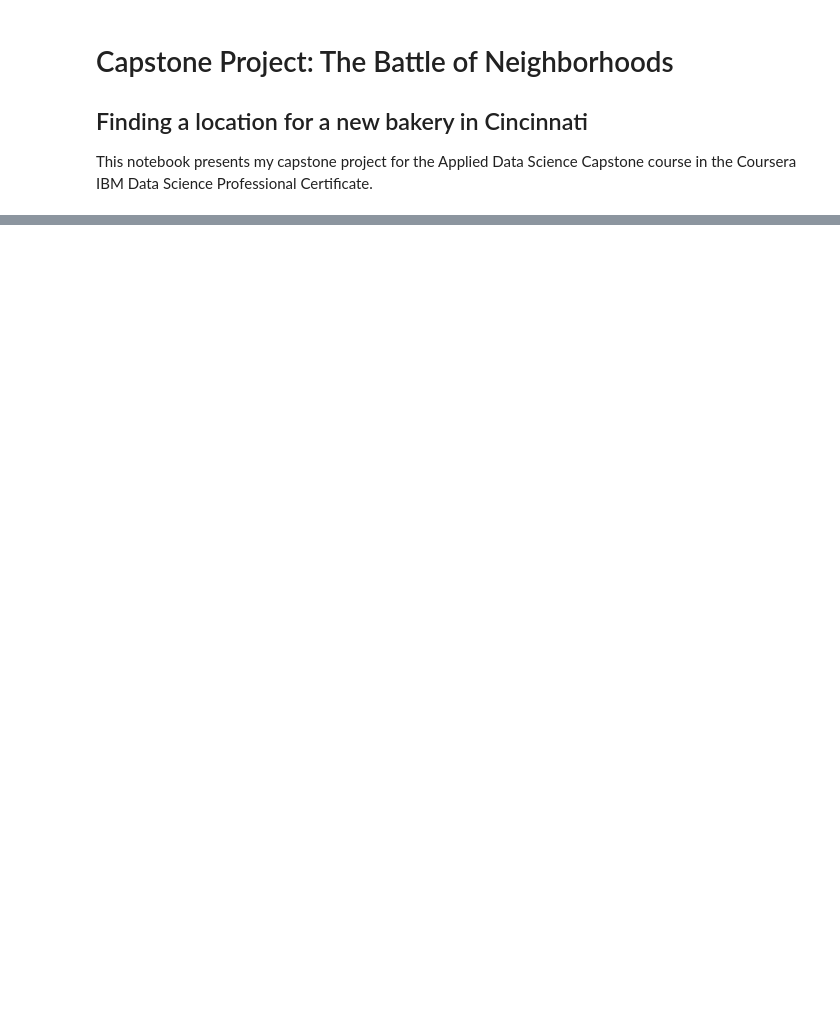
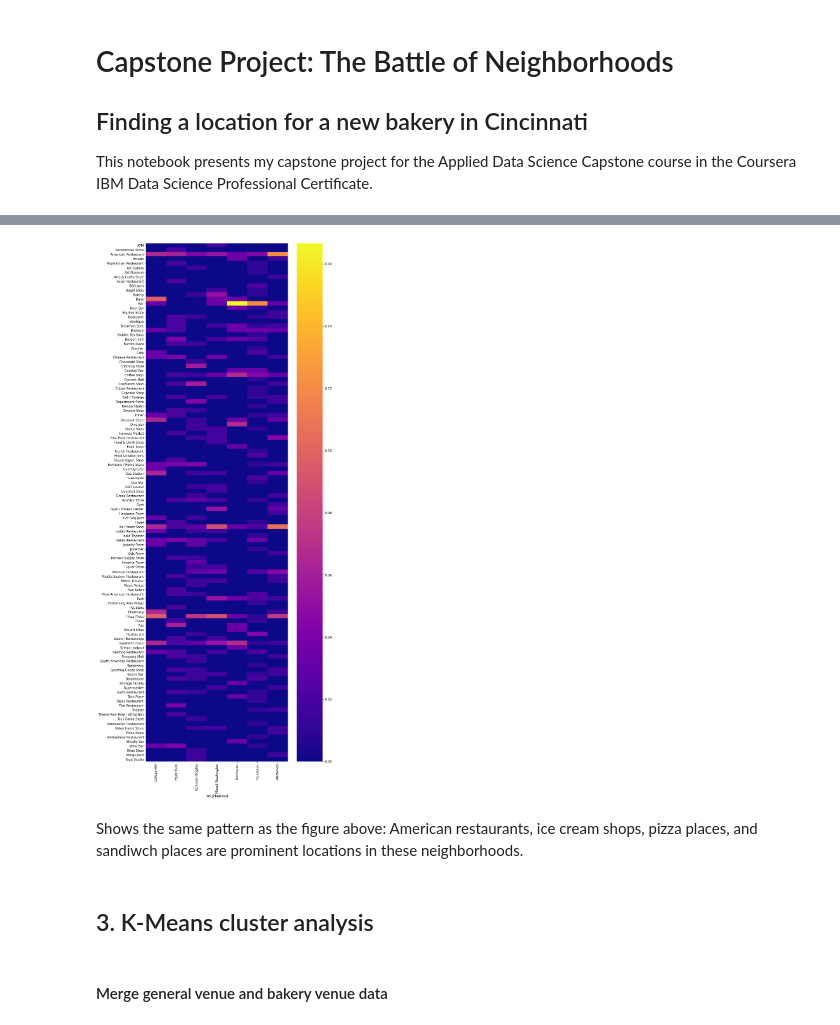
Before and after one commit to mariacfox/Coursera_Capstone, a Jupyter notebook: Capstone_Neighborhoods_Bakery.ipynb, the cells around one changed output, grey strips where cells are left out. Saved outputs shown, nothing was run; the diff lists cells and outputs as text; code cells hidden in the pictures; blank space fills up the shorter version.

```diff
--- a/Capstone_Neighborhoods_Bakery.ipynb
+++ b/Capstone_Neighborhoods_Bakery.ipynb
@@ -29,0 +555,21 @@ I will extract geographical coordinates for each neighborhood using `geopy` and
+# %%
+# makes more sense to look at frequencies rather than counts?
+# one hot encoding
+cincy_onehot = pd.get_dummies(cincy_venues2[['Venue Category']], prefix="", prefix_sep="")
+
+# add neighborhood column back to dataframe
+cincy_onehot['Neighborhood'] = cincy_venues2['Neighborhood']
+
+# move neighborhood column to the first column
+fixed_columns = [cincy_onehot.columns[-1]] + list(cincy_onehot.columns[:-1])
+cincy_onehot = cincy_onehot[fixed_columns]
+
+# calculate mean frequency for each neighborhood
+cincy_grouped = cincy_onehot.groupby('Neighborhood').mean().reset_index()
+# %%
+# keep only neighborhoods with popular bakeries
+cincy_grouped2 = cincy_grouped[cincy_grouped['Neighborhood'].isin(high_like_neigh)].set_index('Neighborhood')
+# remove all columns with zeros
+cincy_grouped2 = cincy_grouped2.loc[:, cincy_grouped2.any()]
+
+cincy_grouped2
@@ -29,0 +587,13 @@ I will extract geographical coordinates for each neighborhood using `geopy` and
+# %%
+# Visualize mean frequencies in heat map
+fig = plt.figure(figsize=(10,30))
+sns.heatmap(cincy_grouped2.transpose(), annot=False, cmap='plasma')
+fig.savefig('heatmap1.png', bbox_inches='tight')
+# %% [output]
+[figure, added]
+# %% [markdown]
+Shows the same pattern as the figure above: American restaurants, ice cream shops, pizza places, and sandiwch places are prominent locations in these neighborhoods.
+# %% [markdown]
+## 3. K-Means cluster analysis <a name="kmeans"></a>
+# %% [markdown]
+#### Merge general venue and bakery venue data
```
Also changed, not shown: parts of 122 cells of this notebook.
